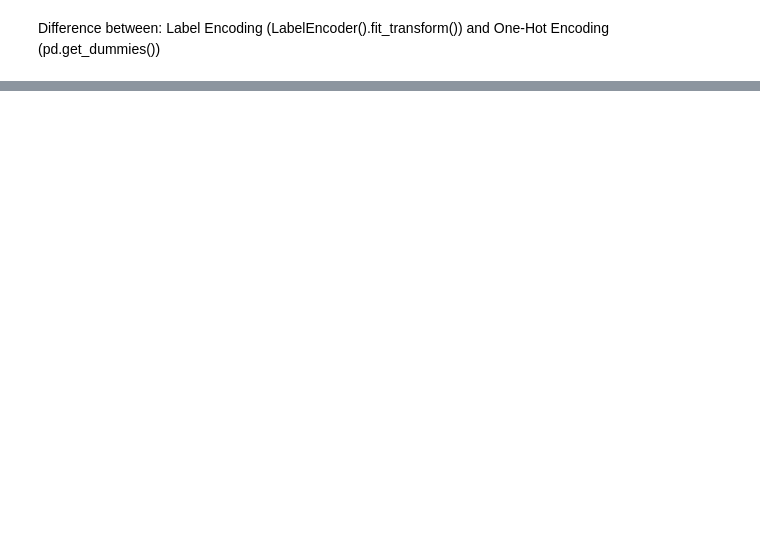
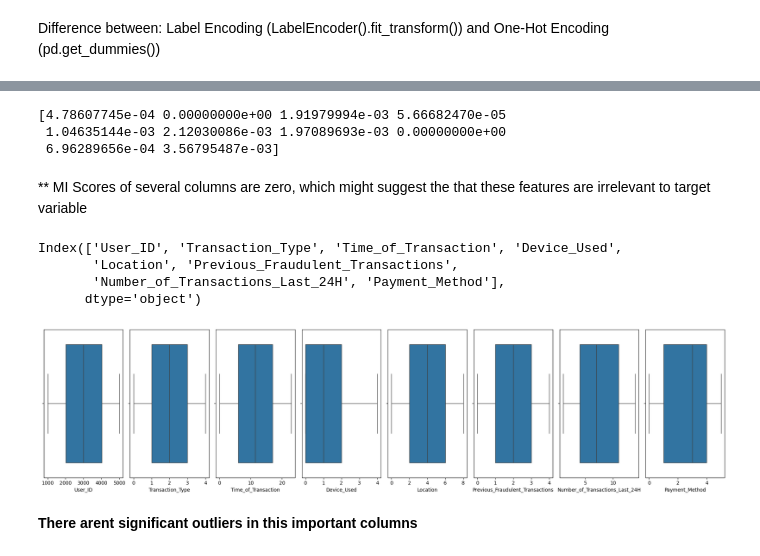
Before and after one commit to LVHungg/FraudDetection, a Jupyter notebook: src/EDA.ipynb, the cells around one changed output, grey strips where cells are left out. Saved outputs shown, nothing was run; the diff lists cells and outputs as text; code cells hidden in the pictures; blank space fills up the shorter version.

```diff
--- a/src/EDA.ipynb
+++ b/src/EDA.ipynb
@@ -217,0 +231,31 @@ Difference between: Label Encoding (LabelEncoder().fit_transform()) and One-Hot
+# %%
+from sklearn.feature_selection import mutual_info_classif
+
+mi_scores = mutual_info_classif(df_eda.drop(['Fraudulent'], axis=1), df_eda['Fraudulent'])
+print(mi_scores)
+# %% [output]
+[4.78607745e-04 0.00000000e+00 1.91979994e-03 5.66682470e-05
+ 1.04635144e-03 2.12030086e-03 1.97089693e-03 0.00000000e+00
+ 6.96289656e-04 3.56795487e-03]
+# %% [markdown]
+** MI Scores of several columns are zero, which might suggest the that these features are irrelevant to target variable
+# %%
+important_features = df_eda.drop(['Fraudulent'], axis=1).columns[mi_scores > 0]
+important_features
+# %% [output]
+Index(['User_ID', 'Transaction_Type', 'Time_of_Transaction', 'Device_Used',
+       'Location', 'Previous_Fraudulent_Transactions',
+       'Number_of_Transactions_Last_24H', 'Payment_Method'],
+      dtype='object')
+# %%
+fig, axes = plt.subplots(nrows=1, ncols=len(important_features), figsize=(20, 5))
+
+for ax, col in zip(axes, important_features):
+    sns.boxplot(x=df_eda[col], ax=ax)
+
+plt.tight_layout()
+plt.show()
+# %% [output]
+[figure, added]
+# %% [markdown]
+**There arent significant outliers in this important columns**
```
Also changed, not shown: parts of 19 cells of this notebook, 6 other files.
